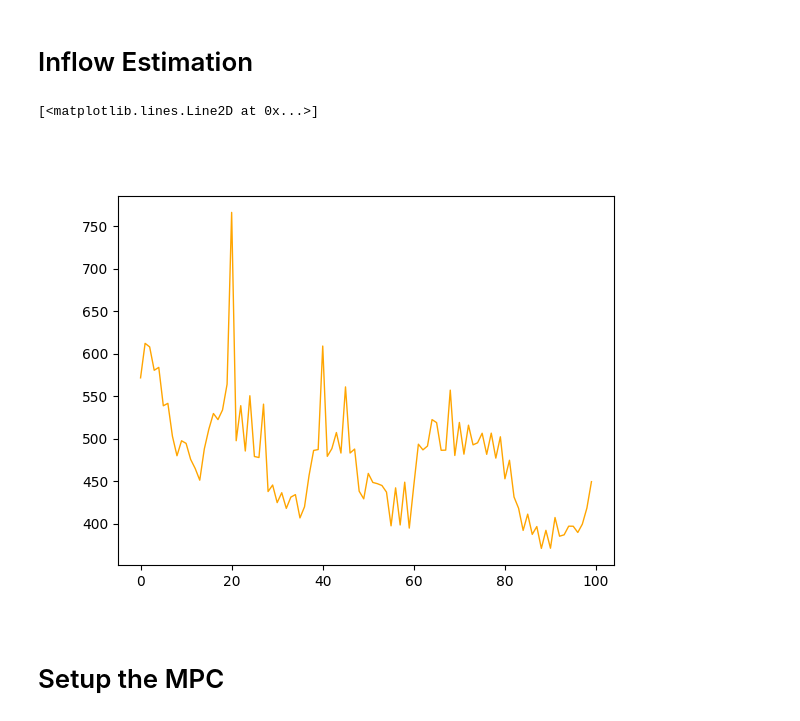
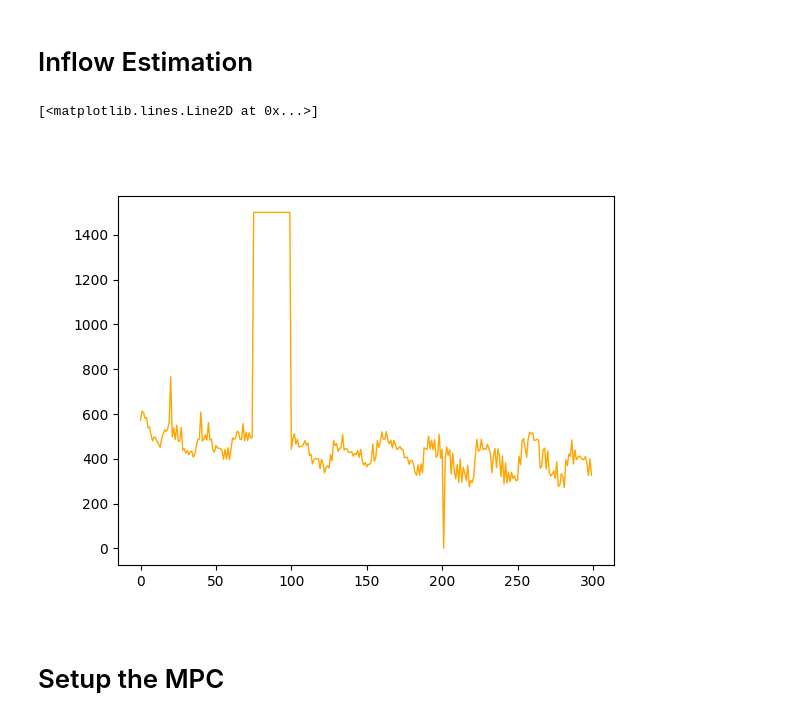
Before and after one commit to Stepzi/GRP2-IIoT-for-Digitization-of-Electronic-Assets, a Jupyter notebook: Sebastian_dev/MPC_iterative.ipynb, the cells around one changed output. Drawn from its saved outputs; the diff is of its cells as text; code cells hidden in the pictures.

```diff
--- a/Sebastian_dev/MPC_iterative.ipynb
+++ b/Sebastian_dev/MPC_iterative.ipynb
@@ -50,13 +55,14 @@ status code: 200
 # %%
 
 df_Qin = pd.read_pickle("../data/pump_station_data_estimated.pkl")
 #df_Qin = pd.Series(df_Qin[0][1200:], name="Qin_hat")
 Qin_v = df_Qin[0][1200::1000].values
 plt.figure()
-plt.plot(Qin_v[:100],color='orange',linewidth=1)
+Qin_v[75:100] = 1500
+plt.plot(Qin_v[:300],color='orange',linewidth=1)
 # %% [output]
 [<matplotlib.lines.Line2D at 0x...>]
-[figure, old version]
+[figure, new version]
 # %% [markdown]
 # Setup the MPC
 # %%
```
Also changed, not shown: parts of 5 cells of this notebook, 3 other files.
